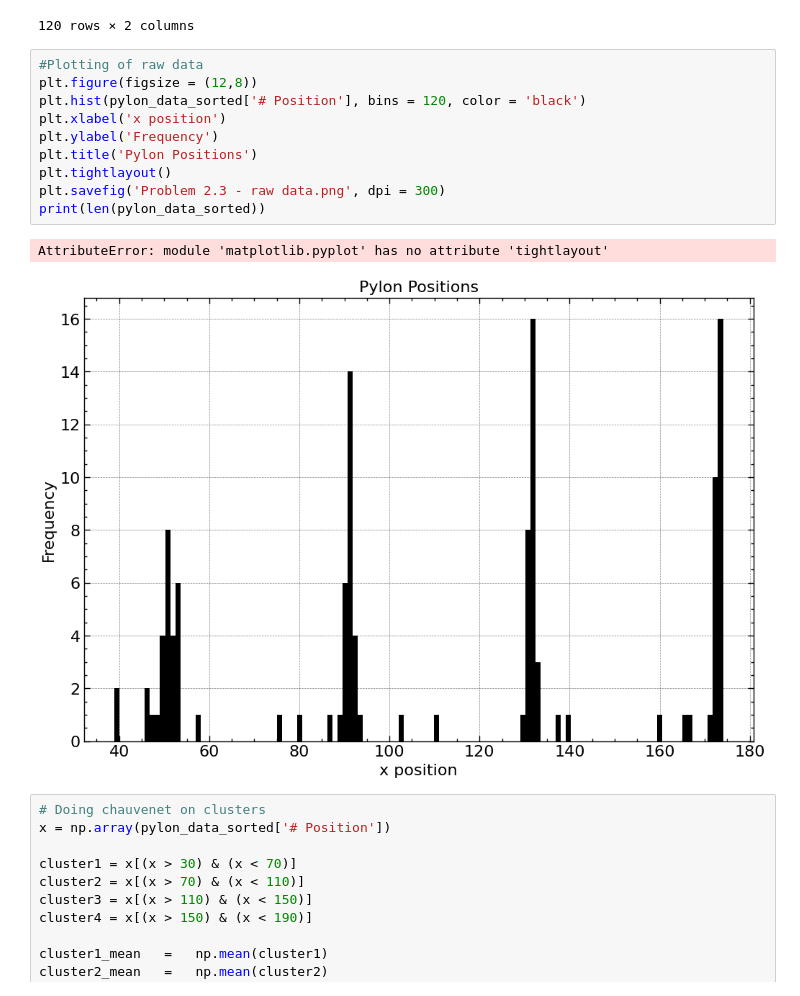
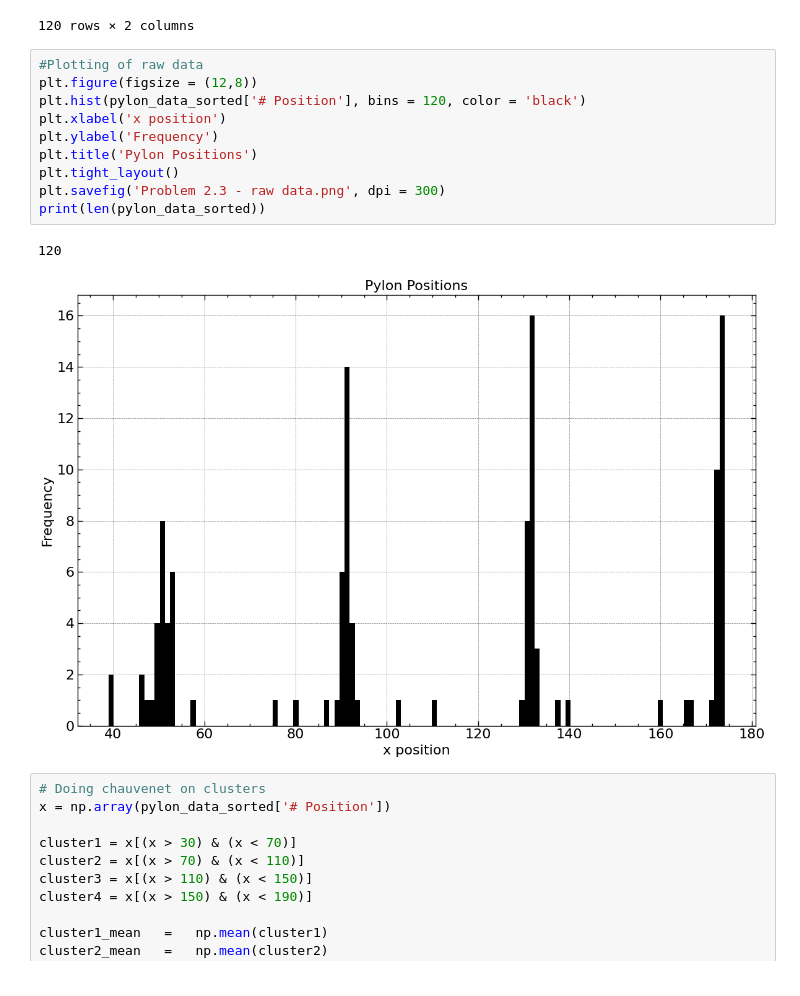
Before and after one commit to tobiassanta/AppStat2025, a Jupyter notebook: Problem Set/Problem Set.ipynb, the cells around one changed output. Cells and saved outputs as stored; diff of their text form.

```diff
--- a/Problem Set/Problem Set.ipynb
+++ b/Problem Set/Problem Set.ipynb
@@ -260,16 +261,16 @@ pylon_data_sorted
 # %%
 #Plotting of raw data
 plt.figure(figsize = (12,8))
 plt.hist(pylon_data_sorted['# Position'], bins = 120, color = 'black')
 plt.xlabel('x position')
 plt.ylabel('Frequency')
 plt.title('Pylon Positions')
-plt.tightlayout()
+plt.tight_layout()
 plt.savefig('Problem 2.3 - raw data.png', dpi = 300)
 print(len(pylon_data_sorted))
 # %% [output]
-AttributeError: module 'matplotlib.pyplot' has no attribute 'tightlayout'
+120
-[figure, old version]
+[figure, new version]
 # %%
 # Doing chauvenet on clusters
 x = np.array(pylon_data_sorted['# Position'])
```
Also changed, not shown: parts of 29 cells of this notebook.
